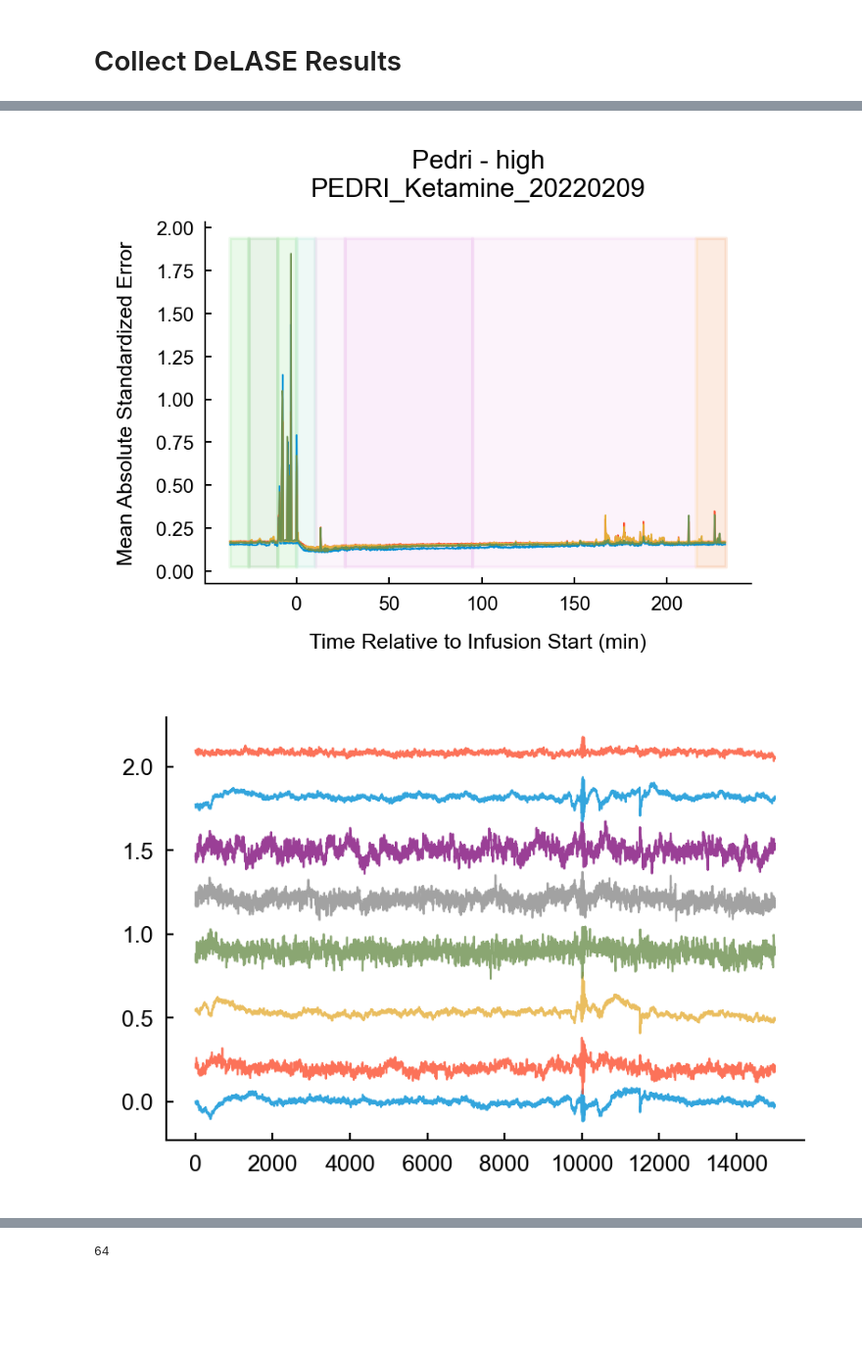
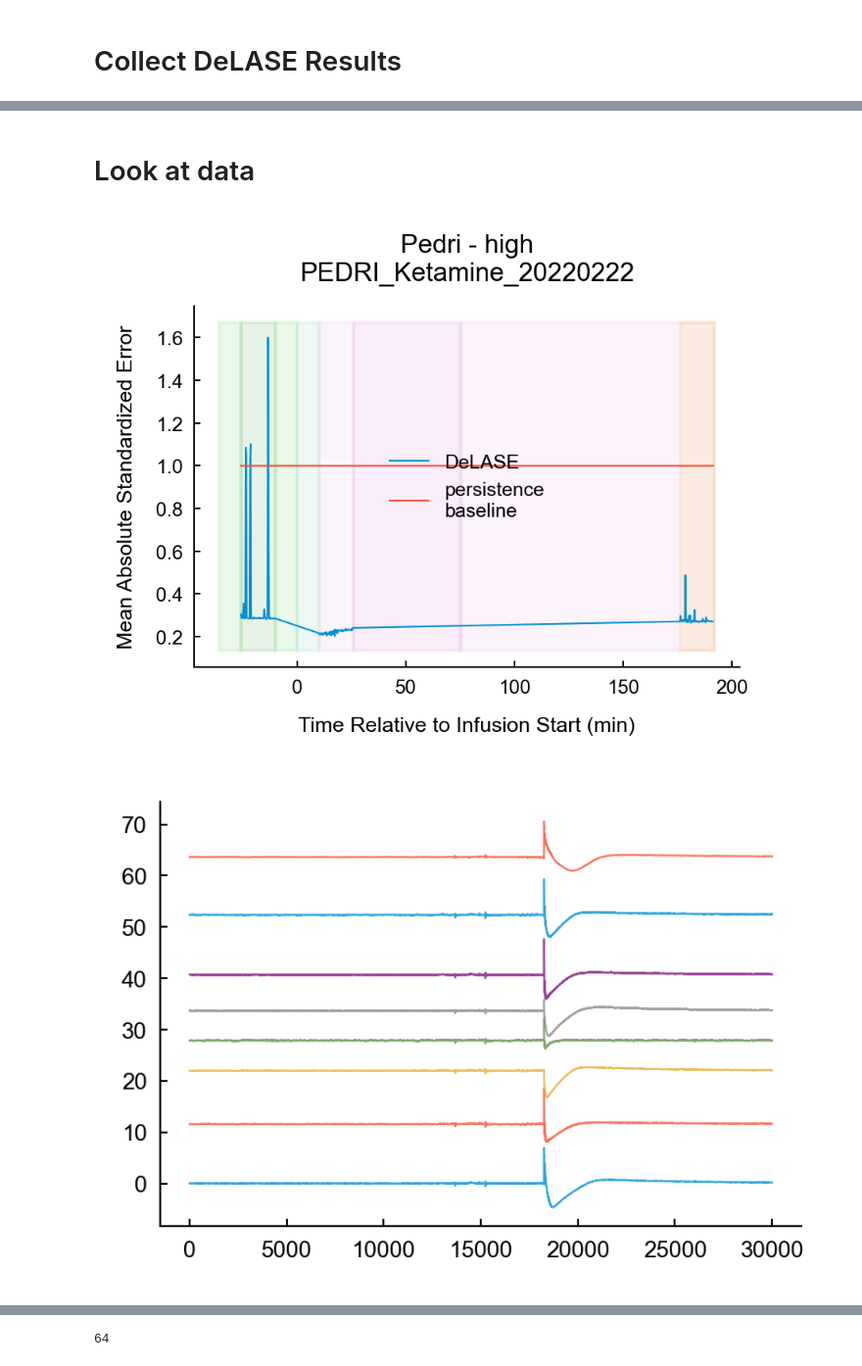
Before and after one commit to adamjeisen/UniversalUnconsciousness, a Jupyter notebook: _jupyter/DeLASE Analysis/2024-06-25 - Running Grid Search + DeLASE.ipynb, the cells around one changed output, grey strips where cells are left out. Shown at 98% size. Saved outputs shown, nothing was run; the diff lists cells and outputs as text; code cells hidden in the pictures; blank space fills up the shorter version.

Commit message:
Investigating the data

```diff
--- a/_jupyter/DeLASE Analysis/2024-06-25 - Running Grid Search + DSA.ipynb
+++ b/_jupyter/DeLASE Analysis/2024-06-25 - Running Grid Search + DeLASE.ipynb
@@ -474,3 +561,5 @@ plt.show()
+# %% [markdown]
+# Look at data
 # %%
 monkey = 'Pedri'
 dose = 'high'
@@ -478,15 +567,16 @@ dose = 'high'
 for session_ind, session in enumerate(session_lists[monkey][dose]):
     leadup_time = min([session_infos[session]['infusionStart'] for session in session_lists[monkey][dose]])/60
     post_time = min([delase_results[session][area].window_end.max() - session_infos[session]['infusionStart'] for session in session_lists[monkey][dose]])/60
-    time_vals = np.arange(int((leadup_time + post_time)*60*(1/dt_stab)))*dt_stab/60 - leadup_time
+    # time_vals = np.arange(int((leadup_time + post_time)*60*(1/dt_stab)))*dt_stab/60 - leadup_time
 
-    if session_ind == 0:
+    if session_ind == 4:
         break
 # %%
 section_info, section_info_extended, section_colors = get_section_info(session, cfg.params.all_data_dir, cfg.params.data_class)
 for area in areas:
-    plt.plot(delase_results[session][area].window_start/60 - session_infos[session]['infusionStart']/60, delase_results[session][area].mase_val)
-    # plt.plot(delase_results[session][area].window_start/60 - session_infos[session]['infusionStart']/60, delase_results[session][area].mase_val_pb)
+# for area in ['vlPFC']:
+    plt.plot(delase_results[session][area].window_start/60 - session_infos[session]['infusionStart']/60, delase_results[session][area].mase_val, label='DeLASE')
+    plt.plot(delase_results[session][area].window_start/60 - session_infos[session]['infusionStart']/60, delase_results[session][area].mase_val_pb, label='persistence\nbaseline')
     # plt.plot(delase_results[session][area].window_start/60 - session_infos[session]['infusionStart']/60, delase_results[session][area].mase_val_VAR)
 ylim= plt.ylim()
 for i, (section_name, section_bounds) in enumerate(section_info):
@@ -496,22 +586,27 @@ plt.ylabel('Mean Absolute Standardized Error')
 plt.xlabel('Time Relative to Infusion Start (min)')
 plt.title(f"{monkey} - {dose}\n{session}")
 # plt.plot(delase_results[session][area].mase_val_VAR_small)
+plt.legend()
 plt.show()
 # %% [output]
-[figure, old version]
+[figure, new version]
 # %%
 directory_path = os.path.join(cfg.params.all_data_dir, cfg.params.data_class, session + '_lfp_chunked_20s', 'directory')
 directory = pd.read_pickle(directory_path)
 # %%
-row_max_mase = delase_results[session][area].iloc[delase_results[session][area].mase_val.to_numpy().argmax()]
+# row_ind = delase_results[session][area].mase_val.to_numpy().argmax()
+row_ind = np.argsort(delase_results[session][area].mase_val.to_numpy())[-1]
+# row_ind = 8
+row_max_mase = delase_results[session][area].iloc[row_ind]
 # %%
-lfp = load_window_from_chunks(row_max_mase.window_start, row_max_mase.window_end, directory)
-lfp_test = load_window_from_chunks(row_max_mase.test_window_start, row_max_mase.test_window_end, directory)
+# lfp = load_window_from_chunks(row_max_mase.window_start, row_max_mase.window_end, directory)
+# lfp_test = load_window_from_chunks(row_max_mase.test_window_start, row_max_mase.test_window_end, directory)
+lfp_both = load_window_from_chunks(row_max_mase.window_start, row_max_mase.test_window_end, directory)
 # %%
 offset = 0
-for i in range(0, lfp.shape[1], 16):
-    plt.plot(lfp[:, i] + offset, alpha=0.8)
-    offset += (lfp[:, i][lfp[:, i] > 0].max() + np.abs(lfp[:, i][lfp[:, i] < 0].min()))
+for i in range(0, lfp_both.shape[1], 16):
+    plt.plot(lfp_both[:, i] + offset, alpha=0.8)
+    offset += (lfp_both[:, i][lfp_both[:, i] > 0].max() + np.abs(lfp_both[:, i][lfp_both[:, i] < 0].min()))
 # plt.plot(lfp[:, 0])
 # %% [output]
-[figure, old version]
+[figure, new version]
```
Also changed, not shown: parts of 30 cells of this notebook, 4 other files.
